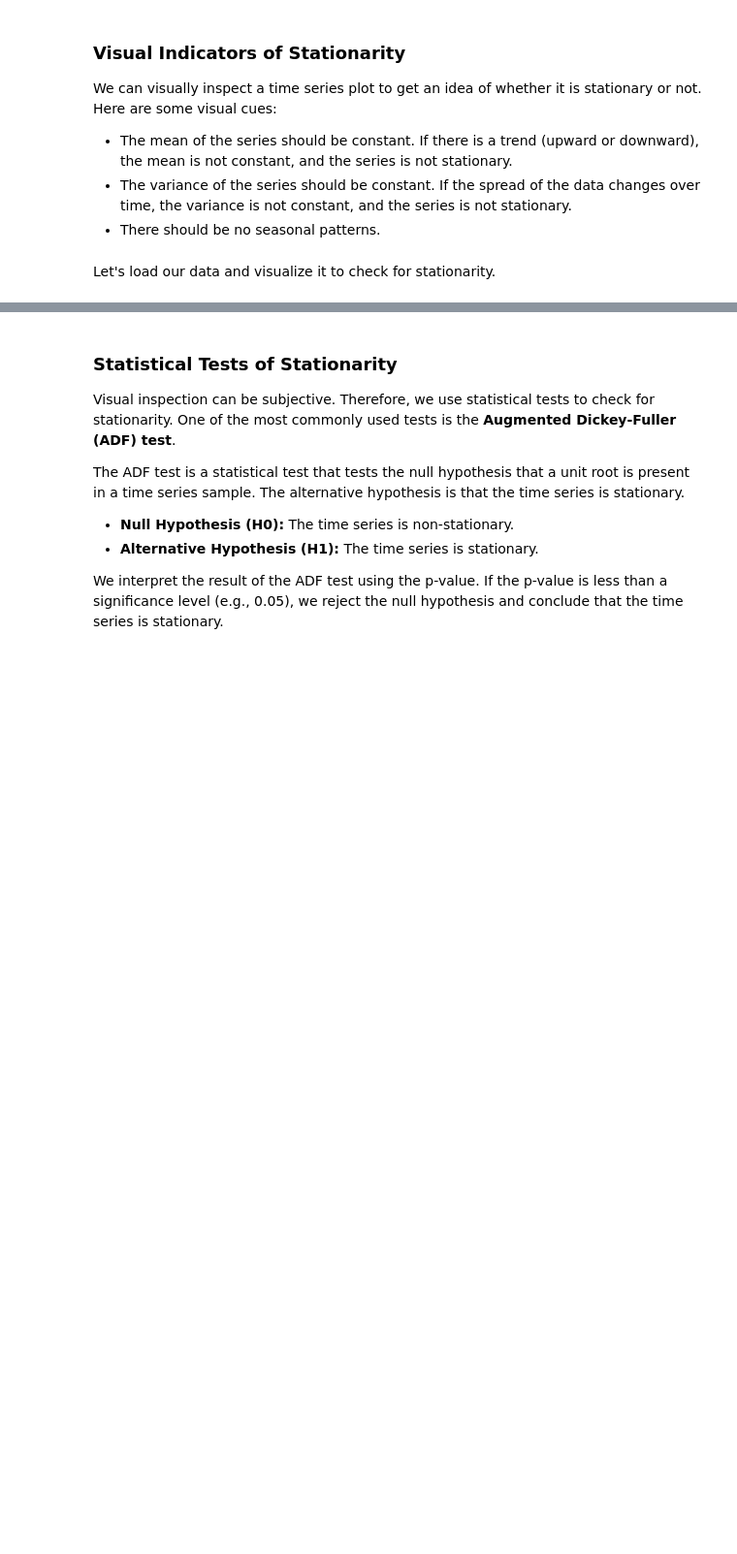
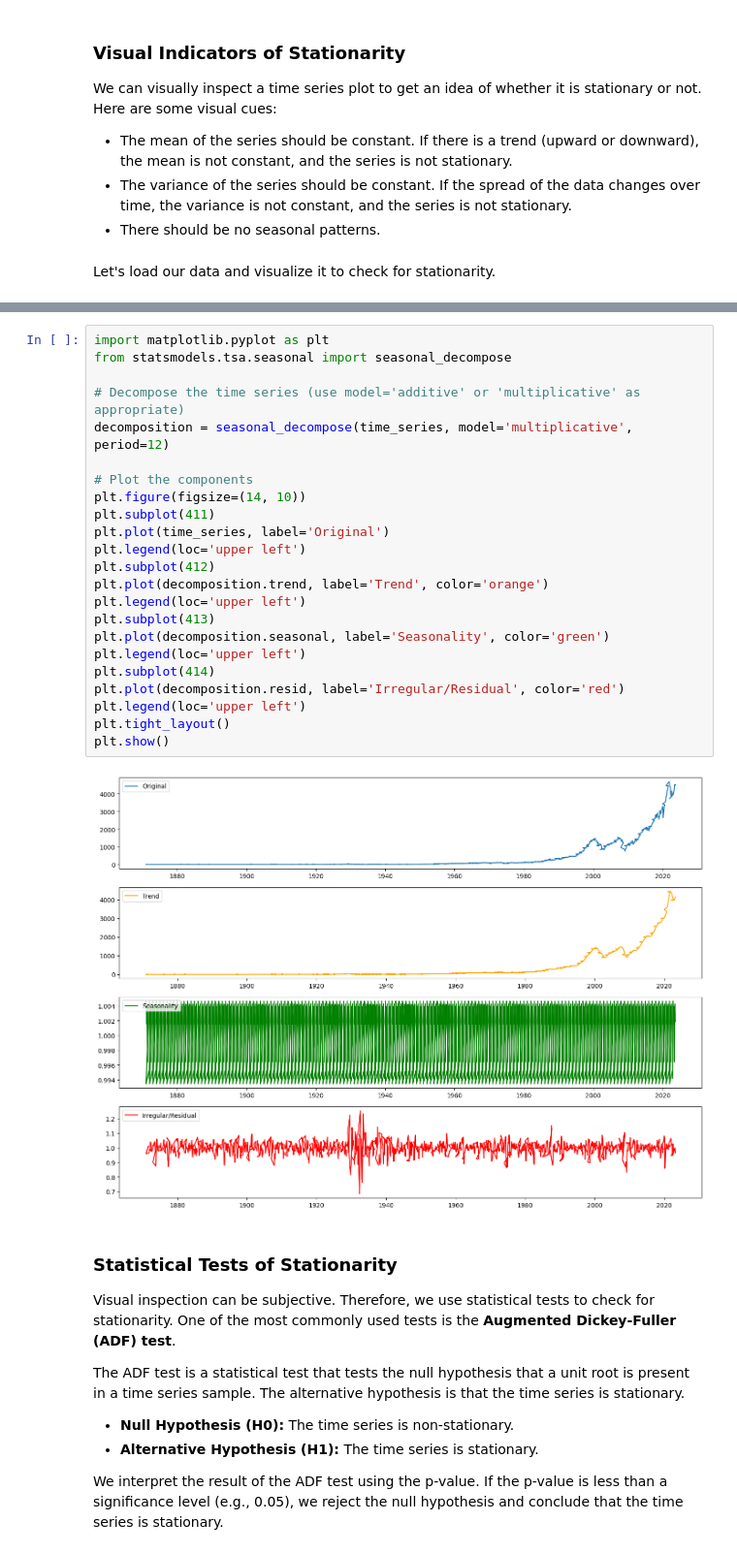
Before and after one commit to course-files/TimeSeriesForecastingandNeuralNetworks, a Jupyter notebook: 1_AnalysisForecastingNeuralNetworks.ipynb, the cells around one changed output, grey strips where cells are left out. Shown at 97% size. Drawn from its saved outputs; the diff is of its cells as text; blank space fills up the shorter version.

```diff
--- a/1_AnalysisForecastingNeuralNetworks.ipynb
+++ b/1_AnalysisForecastingNeuralNetworks.ipynb
@@ -66,3 +83,28 @@ plt.show()
+# %%
+import matplotlib.pyplot as plt
+from statsmodels.tsa.seasonal import seasonal_decompose
+
+# Decompose the time series (use model='additive' or 'multiplicative' as appropriate)
+decomposition = seasonal_decompose(time_series, model='multiplicative', period=12)
+
+# Plot the components
+plt.figure(figsize=(14, 10))
+plt.subplot(411)
+plt.plot(time_series, label='Original')
+plt.legend(loc='upper left')
+plt.subplot(412)
+plt.plot(decomposition.trend, label='Trend', color='orange')
+plt.legend(loc='upper left')
+plt.subplot(413)
+plt.plot(decomposition.seasonal, label='Seasonality', color='green')
+plt.legend(loc='upper left')
+plt.subplot(414)
+plt.plot(decomposition.resid, label='Irregular/Residual', color='red')
+plt.legend(loc='upper left')
+plt.tight_layout()
+plt.show()
+# %% [output]
+[figure, added]
 # %% [markdown]
 ### Statistical Tests of Stationarity
 
```
Also changed, not shown: parts of 15 cells of this notebook.
